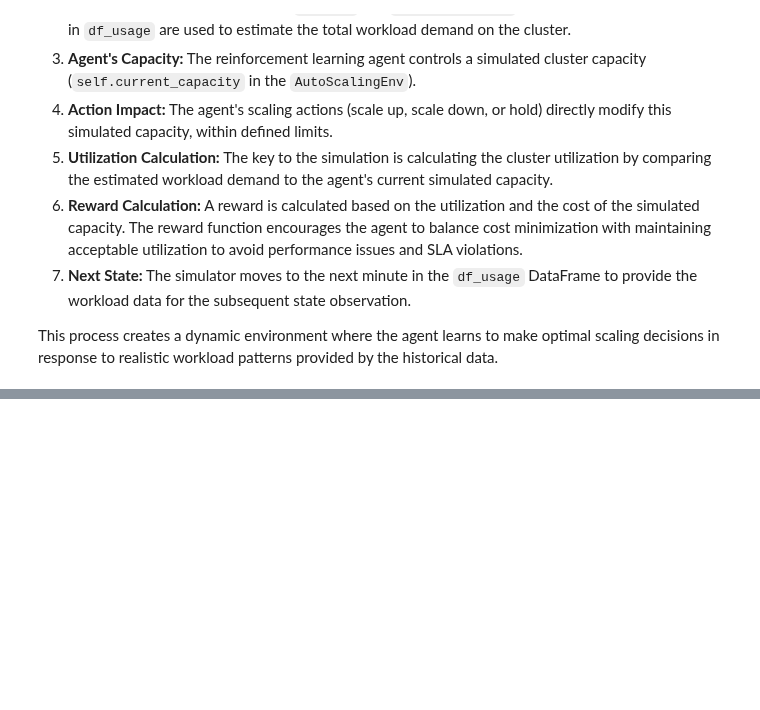
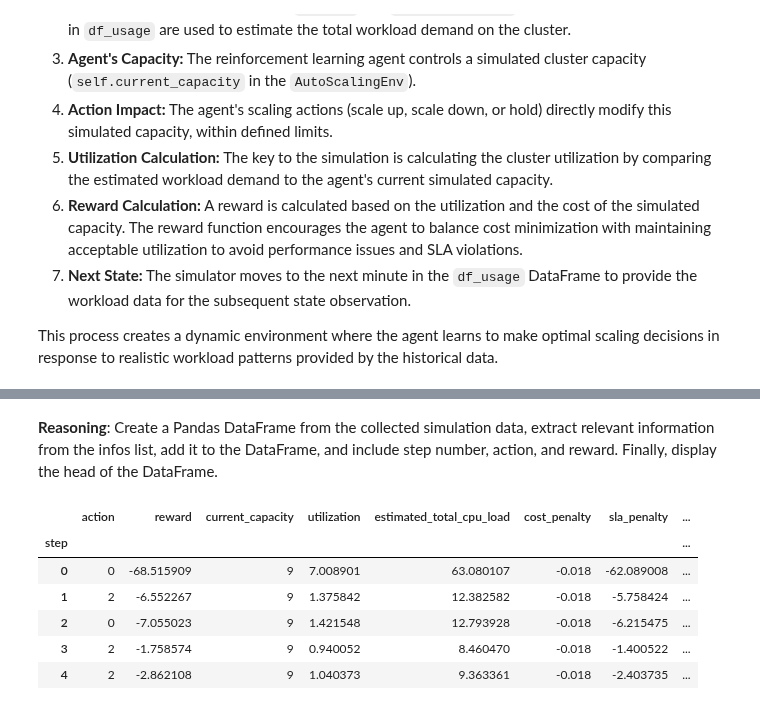
Before and after one commit to rah-ds/Cloud-Autoscaling-using-RL, a Jupyter notebook: notebooks/RL_Simulator.ipynb, the cells around one changed output, grey strips where cells are left out. Saved outputs shown, nothing was run; the diff lists cells and outputs as text; code cells hidden in the pictures; blank space fills up the shorter version.

```diff
--- a/notebooks/RL_Simulator.ipynb
+++ b/notebooks/RL_Simulator.ipynb
@@ -288,0 +461,34 @@ Next Observation: [3.2542923e-03 2.7331815e-03 1.0000000e+01] Reward: -60.808117
+# %% [markdown]
+**Reasoning**:
+Create a Pandas DataFrame from the collected simulation data, extract relevant information from the infos list, add it to the DataFrame, and include step number, action, and reward. Finally, display the head of the DataFrame.
+# %%
+# Create a DataFrame from the collected data
+simulation_results_df = pd.DataFrame({
+    'step': range(num_simulation_steps),
+    'action': actions,
+    'reward': rewards
+})
+
+# Extract information from the 'infos' list and add as columns
+simulation_results_df['current_capacity'] = [info['current_capacity'] for info in infos]
+simulation_results_df['utilization'] = [info['utilization'] for info in infos]
+simulation_results_df['estimated_total_cpu_load'] = [info['estimated_total_cpu_load'] for info in infos]
+# Extract reward components if available, handling potential missing keys
+simulation_results_df['cost_penalty'] = [info['reward_components'].get('cost_penalty', np.nan) for info in infos]
+simulation_results_df['sla_penalty'] = [info['reward_components'].get('sla_penalty', np.nan) for info in infos]
+simulation_results_df['util_deviation_penalty'] = [info['reward_components'].get('util_deviation_penalty', np.nan) for info in infos]
+
+
+# Set the step number as the index
+simulation_results_df.set_index('step', inplace=True)
+
+# Display the first few rows of the DataFrame
+display(simulation_results_df.head())
+# %% [output]
+|  | action | reward | current_capacity | utilization | estimated_total_cpu_load | cost_penalty | sla_penalty | ... |
+| step |  |  |  |  |  |  |  | ... |
+| 0 | 0 | -68.515909 | 9 | 7.008901 | 63.080107 | -0.018 | -62.089008 | ... |
+| 1 | 2 | -6.552267 | 9 | 1.375842 | 12.382582 | -0.018 | -5.758424 | ... |
+| 2 | 0 | -7.055023 | 9 | 1.421548 | 12.793928 | -0.018 | -6.215475 | ... |
+| 3 | 2 | -1.758574 | 9 | 0.940052 | 8.460470 | -0.018 | -1.400522 | ... |
+| 4 | 2 | -2.862108 | 9 | 1.040373 | 9.363361 | -0.018 | -2.403735 | ... |
```
Also changed, not shown: parts of 10 cells of this notebook.
